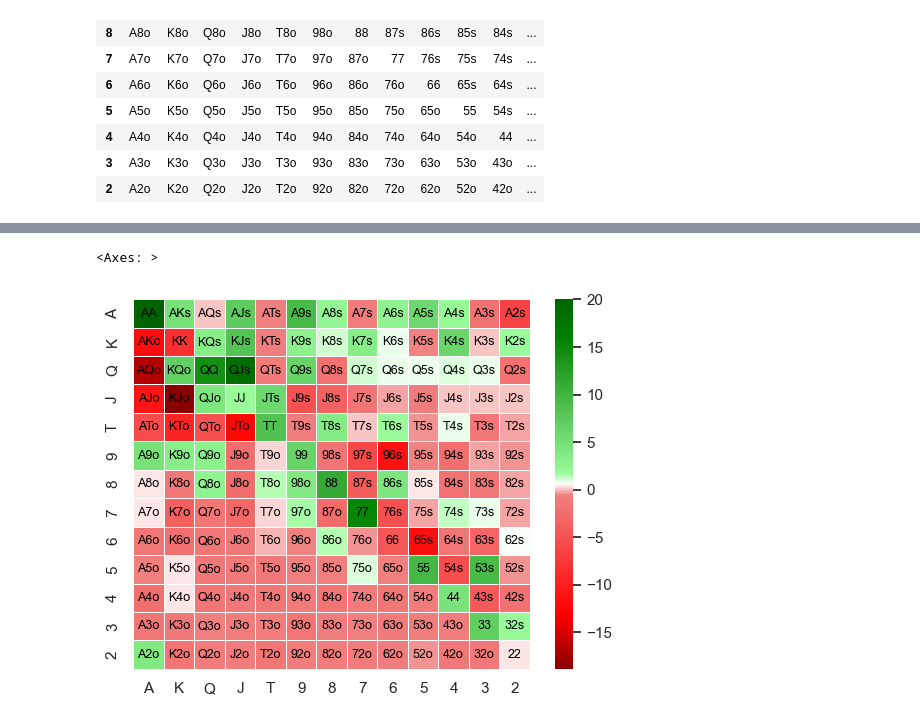
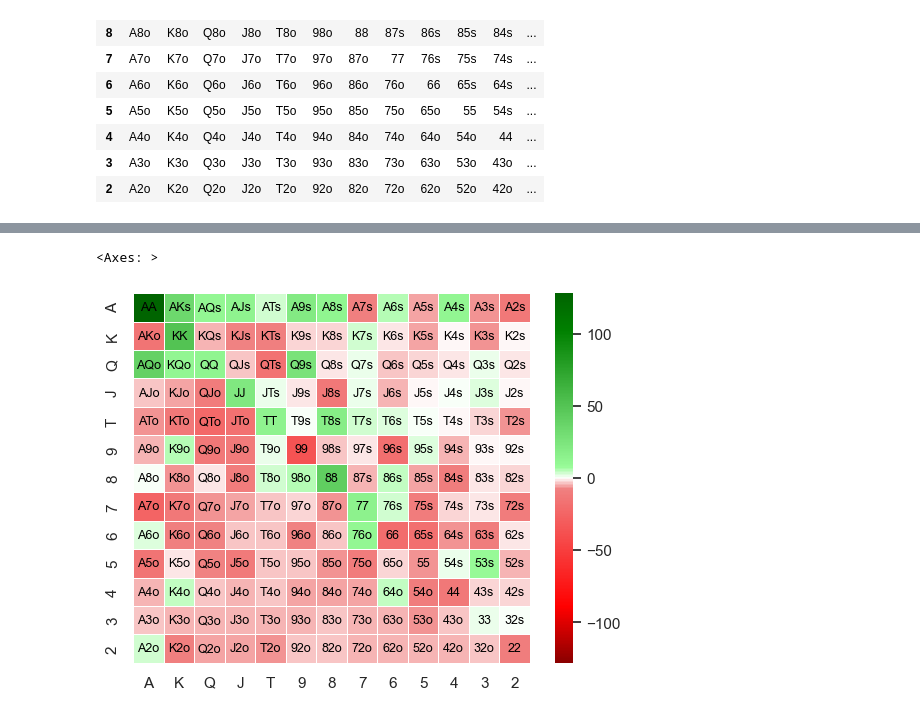
Before and after one commit to gabriel-labbe/PokerHands, a Jupyter notebook: graphs.ipynb, the cells around one changed output, grey strips where cells are left out. Saved outputs shown, nothing was run; the diff lists cells and outputs as text; code cells hidden in the pictures.

```diff
--- a/graphs.ipynb
+++ b/graphs.ipynb
@@ -299,7 +299,10 @@ v = [0,.15,.47,.5,0.53,.9,1.]
 l = list(zip(v,c))
 cmap=LinearSegmentedColormap.from_list('rg',l, N=256)
 # %%
-sns.heatmap(df_winnings_by_combo.rename_axis(index=None, columns=None), cmap=cmap, linewidth=.5, annot=combos_df, fmt='', annot_kws={'size': 9, 'color':'black'})
+# Select vmax as AA winnings
+vmax = df_winnings_by_combo.iloc[0, 0]
+vmin = -vmax
+sns.heatmap(df_winnings_by_combo.rename_axis(index=None, columns=None), vmin=vmin, vmax=vmax, cmap=cmap, linewidth=.5, annot=combos_df, fmt='', annot_kws={'size': 9, 'color':'black'})
 # %% [output]
 <Axes: >
-[figure, old version]
+[figure, new version]
```
Also changed, not shown: parts of 8 cells of this notebook, 7 other files.
